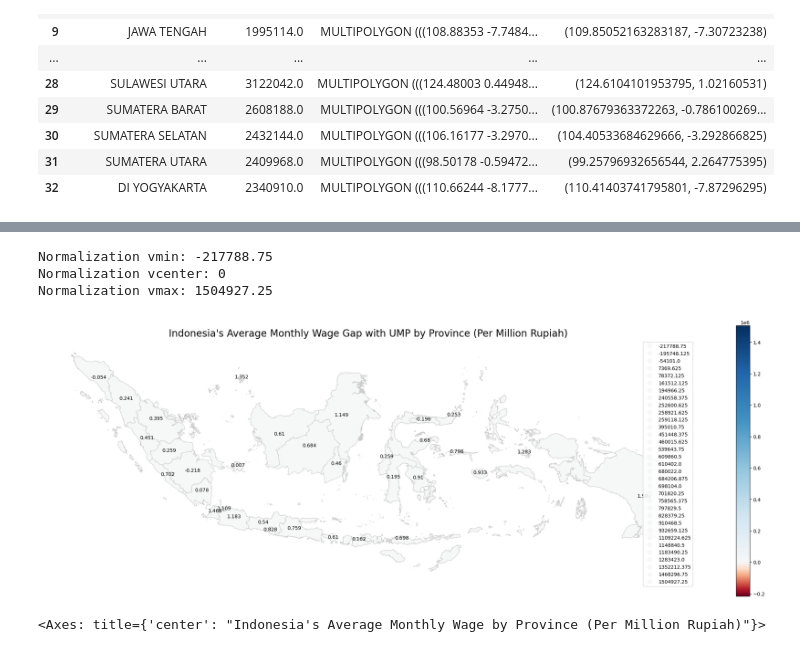
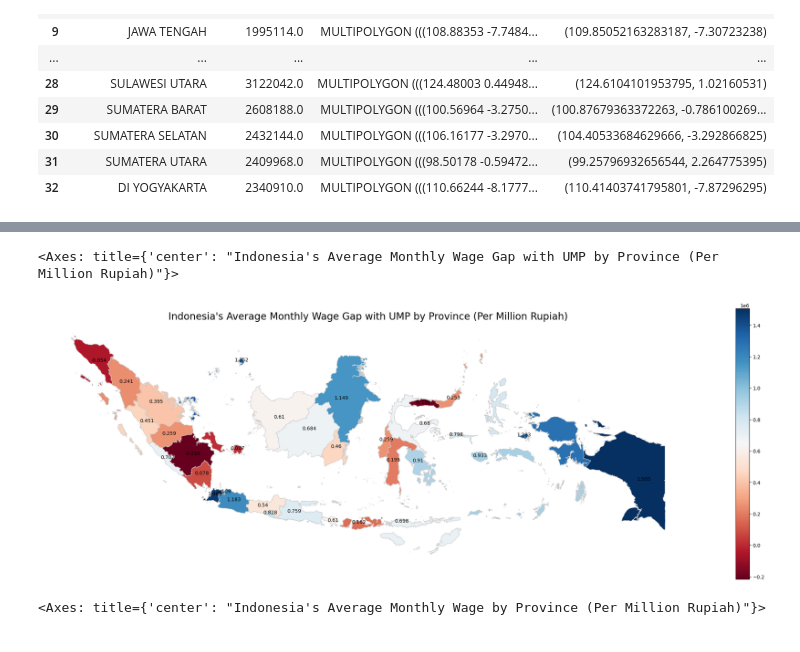
Before and after one commit to owencwijaya/tubes-01-visdat, a Jupyter notebook: dataset-kesejahteraan.ipynb, the cells around one changed output, grey strips where cells are left out. Drawn from its saved outputs; the diff is of its cells as text; code cells hidden in the pictures.

```diff
--- a/dataset-kesejahteraan.ipynb
+++ b/dataset-kesejahteraan.ipynb
@@ -522,6 +522,7 @@ from matplotlib.colors import TwoSlopeNorm
 
 
 upah_daerah_gap = upah_df.groupby(['provinsi'])['gap_upah_ump'].mean().round(0).reset_index()
+upah_daerah_gap['gap_upah_ump'] = upah_daerah_gap['gap_upah_ump'].astype(float)
 
 upah_daerah_merged_gap = pd.merge(df_geo, upah_daerah_gap, left_on = 'NAME_1', right_on = 'provinsi', how = 'left')[['provinsi', 'gap_upah_ump', 'geometry']]
 upah_daerah_merged_gap['coords'] = upah_daerah_merged_gap['geometry'].apply(lambda x: x.representative_point().coords[:])
@@ -548,46 +549,31 @@ upah_daerah_merged_gap
 # %%
 fig, ax = plt.subplots(figsize = (30, 10))
 
-column_name_gap = 'gap_upah_ump'
+column_name = 'gap_upah_ump'
 
-value_min_gap = upah_daerah_merged_gap['gap_upah_ump'].min()
-value_max_gap = upah_daerah_merged_gap['gap_upah_ump'].max()
+value_min = upah_daerah_merged_gap['gap_upah_ump'].min()
+value_max = upah_daerah_merged_gap['gap_upah_ump'].max()
 
 ax.axis('off')
 
 title = 'Indonesia\'s Average Monthly Wage Gap with UMP by Province (Per Million Rupiah)'
+
 ax.set_title(title, fontdict = {'fontsize': '20'})
 
 for idx, row in upah_daerah_merged_gap.iterrows():
-    ann = str(round(row[column_name_gap] / 1e6, 3))
+    ann = str(round(row[column_name] / 1e6, 3))
     plt.annotate(text = ann, xy = row['coords'], horizontalalignment = 'center')
 
-norm = TwoSlopeNorm(vmin=value_min_gap, vcenter=0, vmax=value_max_gap)
-print("Normalization vmin:", norm.vmin)
-print("Normalization vcenter:", norm.vcenter)
-print("Normalization vmax:", norm.vmax)
-
-# set plot color hue
-upah_daerah_merged_gap.plot(column = column_name_gap,
-                            cmap = 'RdBu',
-                            linewidth = 0.8,
-                            ax = ax,
-                            edgecolor = '0.8',
-                            legend = True,
-                            norm = norm)
-
-# Get the colorbar object
-cb = plt.colorbar(ax.collections[0], ax=ax)
-
-# Set the y-scale of the colorbar to linear
-cb.ax.set_yscale('linear')
-
-plt.show()
+upah_daerah_merged_gap.plot(column = column_name,
+                        cmap = 'RdBu',
+                        linewidth = 0.8,
+                        ax = ax,
+                        edgecolor = '0.8',
+                        legend = True,
+                        norm = plt.Normalize(vmin = value_min, vmax = value_max))
 # %% [output]
-Normalization vmin: -217788.75
-Normalization vcenter: 0
-Normalization vmax: 1504927.25
+<Axes: title={'center': "Indonesia's Average Monthly Wage Gap with UMP by Province (Per Million Rupiah)"}>
-[figure, old version]
+[figure, new version]
 # %%
 fig, ax = plt.subplots(figsize = (30, 10))
 
```
Also changed, not shown: parts of 2 cells of this notebook.
